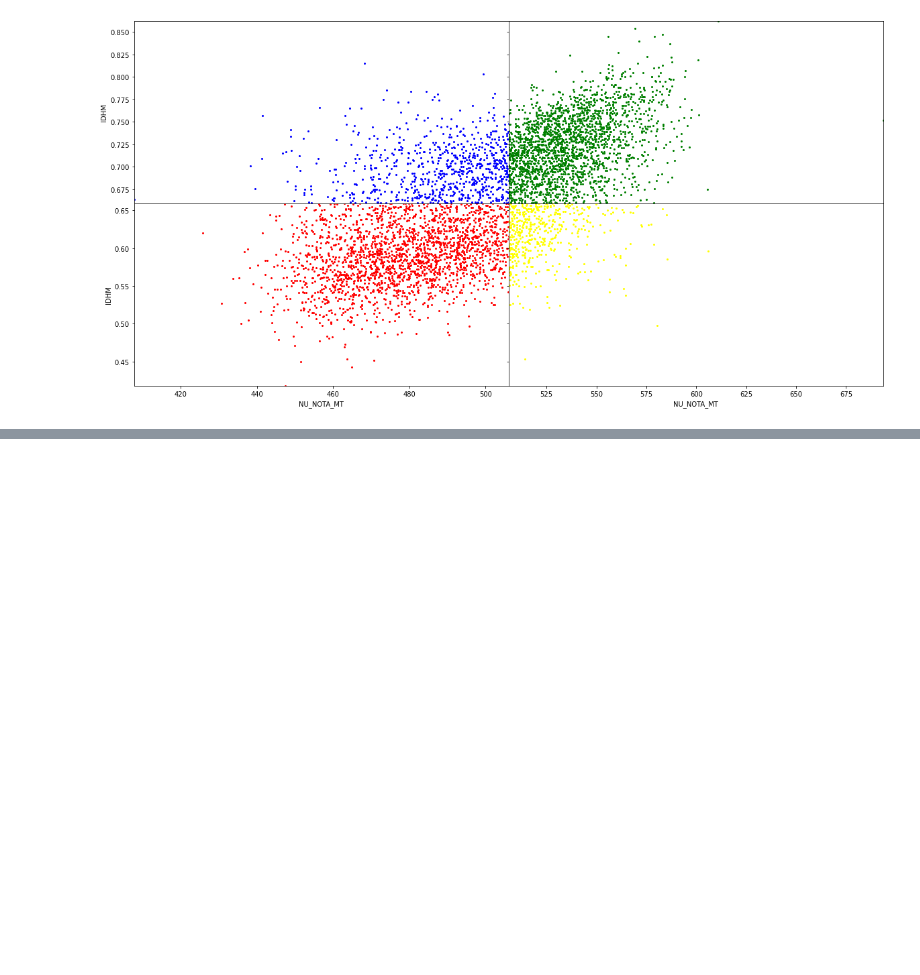
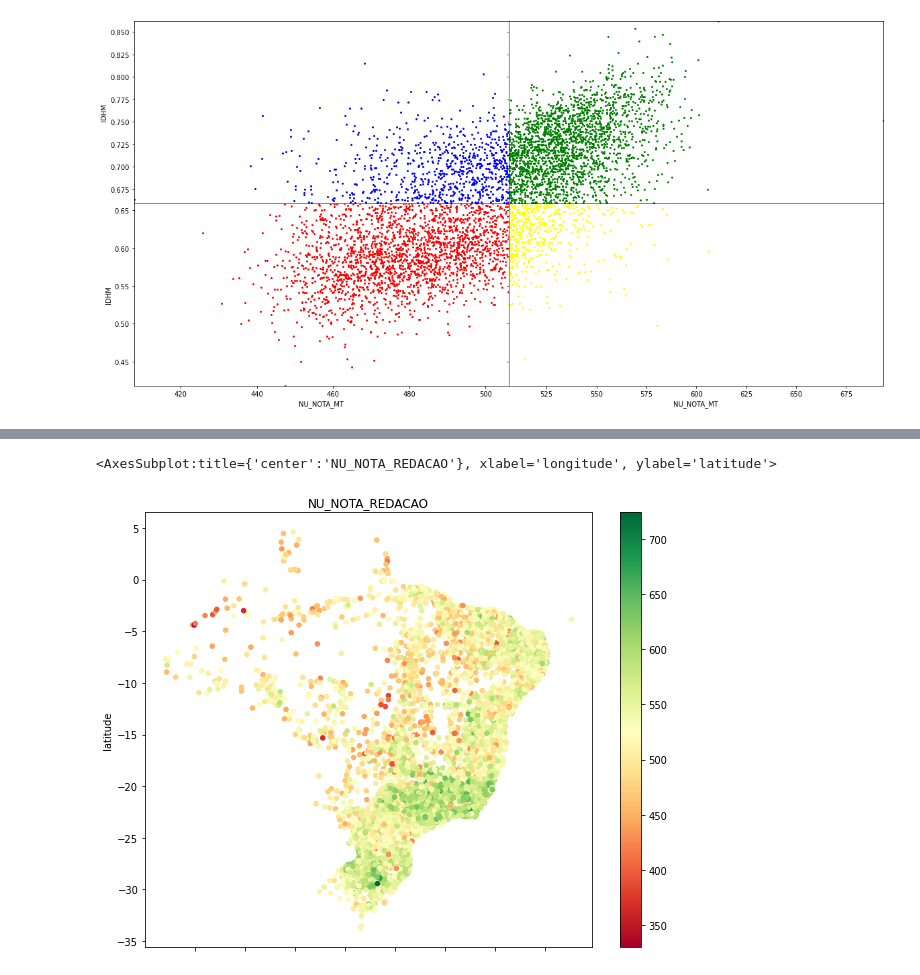
Before and after one commit to Lz-Rod/analise_de_dados_Python_Enem_2019, a Jupyter notebook: develop/programa/Nota no ENEM x IDHM.ipynb, the cells around one changed output, grey strips where cells are left out. Cells and saved outputs as stored; diff of their text form; code cells hidden in the pictures; blank space fills up the shorter version.

```diff
--- a/develop/programa/Nota no ENEM x IDHM.ipynb
+++ b/develop/programa/Nota no ENEM x IDHM.ipynb
@@ -206,0 +238,9 @@ quadrante 4: 8.779174147217235% baixo IDHM, alta nota
+# %%
+enem_idhm_municipios.plot.scatter(y='latitude', x='longitude',
+                                  c=enem_idhm_municipios['NU_NOTA_REDACAO'],
+                                  cmap = 'RdYlGn',
+                                  figsize=(10,8), title='NU_NOTA_REDACAO')
+#já aqui filtrei as cores pela coluna da nota de redação usando o mapa de cores red, yellow e green
+# %% [output]
+<AxesSubplot:title={'center':'NU_NOTA_REDACAO'}, xlabel='longitude', ylabel='latitude'>
+[figure, added]
```
Also changed, not shown: parts of 7 cells of this notebook.
